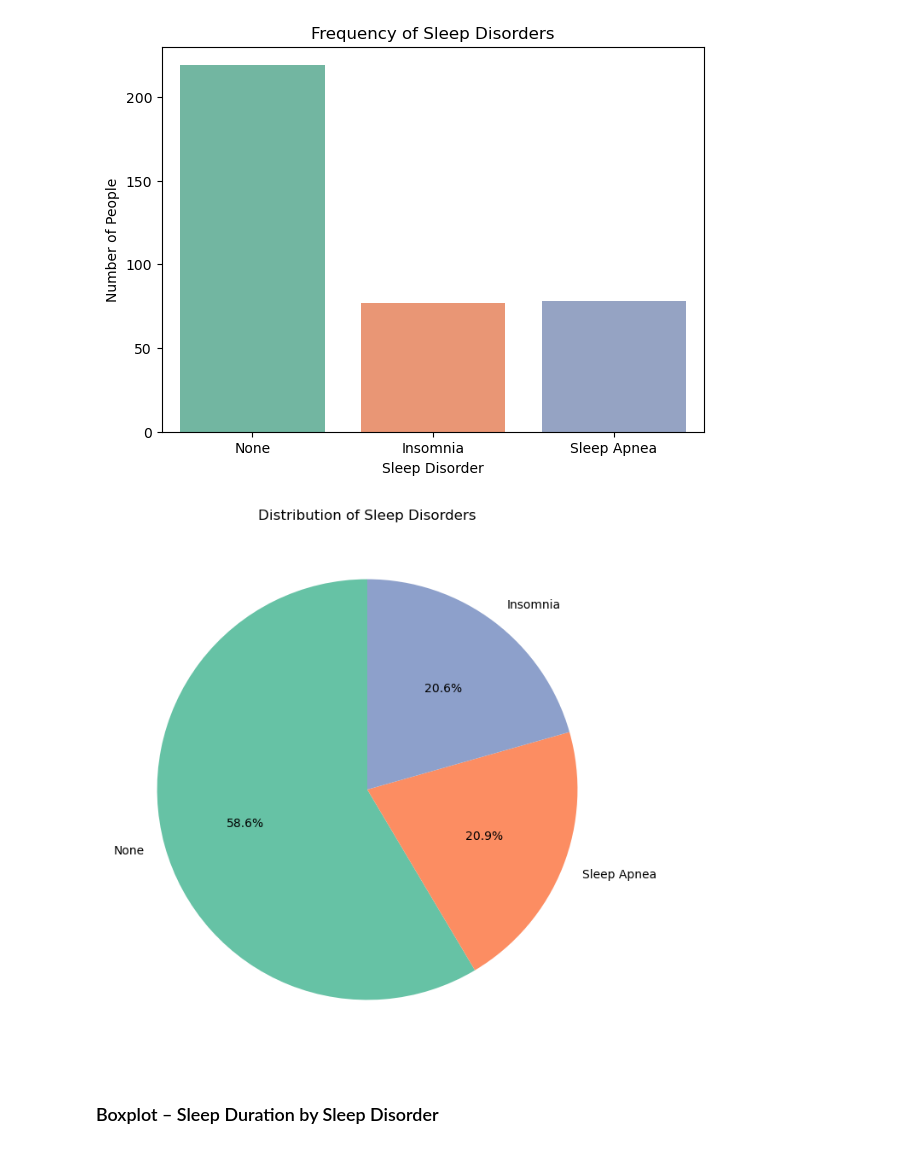
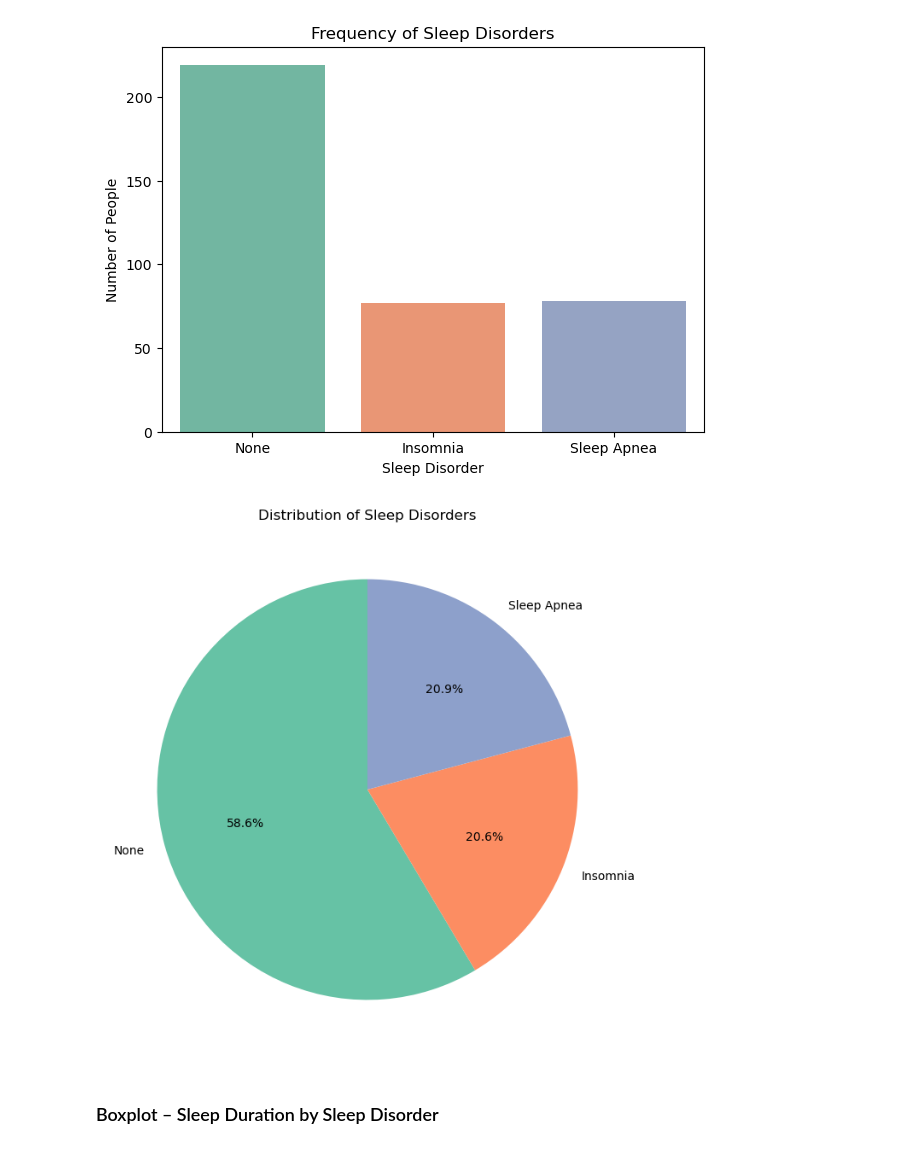
Before and after one commit to Bei007/Sleep-Health-and-Lifestyle-Analysis, a Jupyter notebook: data_cleaning.ipynb, the cells around one changed output. Drawn from its saved outputs; the diff is of its cells as text; code cells hidden in the pictures.

```diff
--- a/data_cleaning.ipynb
+++ b/data_cleaning.ipynb
@@ -656,23 +651,28 @@ Passing `palette` without assigning `hue` is deprecated and will be removed in v
   sns.countplot(x="sleep_disorder", data=df, order=disorder_order, palette="Set2")
 [figure]
 # %%
-plt.figure(figsize=(8,8))
+# Define desired order
+disorder_order = ["None", "Insomnia", "Sleep Apnea"]
 
-# Count sleep disorders
+# Count sleep disorders and reorder according to disorder_order
 sleep_disorder_counts = df['sleep_disorder'].value_counts()
+sleep_disorder_counts = sleep_disorder_counts.reindex(disorder_order)
 
 # Create pie chart
-plt.pie(sleep_disorder_counts,
-        labels=sleep_disorder_counts.index,
-        autopct='%1.1f%%',
-        startangle=90,
-        colors=['#66c2a5', '#fc8d62', '#8da0cb'])
+plt.figure(figsize=(8,8))
+plt.pie(
+    sleep_disorder_counts,
+    labels=sleep_disorder_counts.index,
+    autopct='%1.1f%%',
+    startangle=90,
+    colors=['#66c2a5', '#fc8d62', '#8da0cb']  # custom color palette
+)
 
 plt.title("Distribution of Sleep Disorders")
 plt.savefig("figures/sleep_disorder_dis_pie.png", dpi=300, bbox_inches='tight')
 plt.show()
 # %% [output]
-[figure, old version]
+[figure, new version]
 # %% [markdown]
 ### Boxplot – Sleep Duration by Sleep Disorder
 # %%
```
Also changed, not shown: parts of 3 cells of this notebook.
